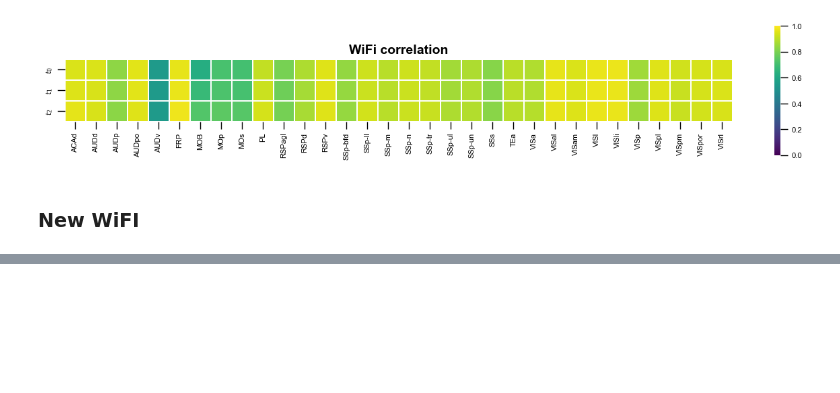
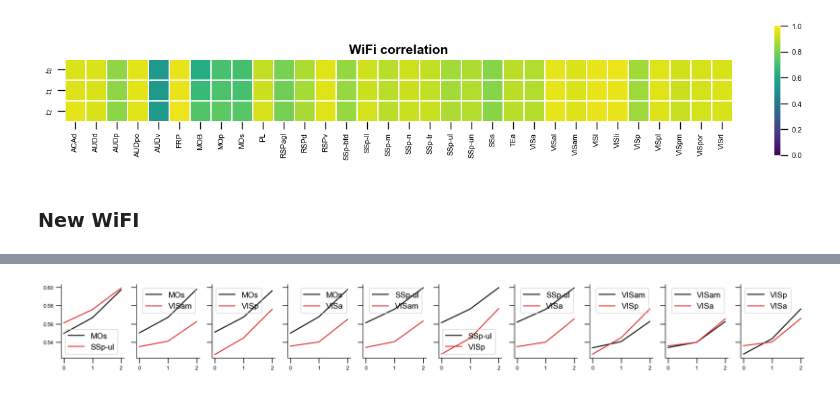
Before and after one commit to debottamKundu/ibl-partial-info-decomp, a Jupyter notebook: notebooks/widefield_pid.ipynb, the cells around one changed output, grey strips where cells are left out. Drawn from its saved outputs; the diff is of its cells as text; code cells hidden in the pictures; blank space fills up the shorter version.

```diff
--- a/notebooks/widefield_pid.ipynb
+++ b/notebooks/widefield_pid.ipynb
@@ -850,0 +766,2 @@ Bootstrapping complete.
+# %%
+files = glob("../data/generated/wfi_decoders/choice/equispaced3_pairs/*.pkl")
@@ -850,0 +770,33 @@ Bootstrapping complete.
+# %%
+mean_accuracies = np.zeros((len(files), len(regions), 3, 2))
+
+for file_idx in range(len(files)):
+
+    with open(files[file_idx], "rb") as f:
+        d = pkl.load(f)
+    frames = list(d.keys())
+    pairs = list(d[frames[0]].keys())
+    regions = [re.findall(r"\['(.*?)'\]", p) for p in pairs]
+    for f_idx, frame in enumerate(frames):
+        for k_idx, k in enumerate(d[frame].keys()):
+            results = d[frame][k]["results"]
+            mean_a = []
+            mean_b = []
+            for idx in range(len(results)):
+                mean_a.append(results[idx]["balanced_acc_A"])
+                mean_b.append(results[idx]["balanced_acc_B"])
+            mean_accuracies[file_idx, k_idx, f_idx, 0] = np.mean(mean_a)
+            mean_accuracies[file_idx, k_idx, f_idx, 1] = np.mean(mean_b)
+            if np.mean(mean_a) == 0:
+                print(f"{frame}, {k}, {file}")
+# %%
+means = np.mean(mean_accuracies, axis=0)
+# %%
+fig, ax = plt.subplots(ncols=len(means), figsize=(20, 2), sharey=True)
+
+for idx in range(len(means)):
+    ax[idx].plot(np.arange(3), means[idx, :, 0], label=regions[idx][0])
+    ax[idx].plot(np.arange(3), means[idx, :, 1], label=regions[idx][1])
+    ax[idx].legend()
+# %% [output]
+[figure, added]
```
Also changed, not shown: parts of 24 cells of this notebook, 4 other files.
